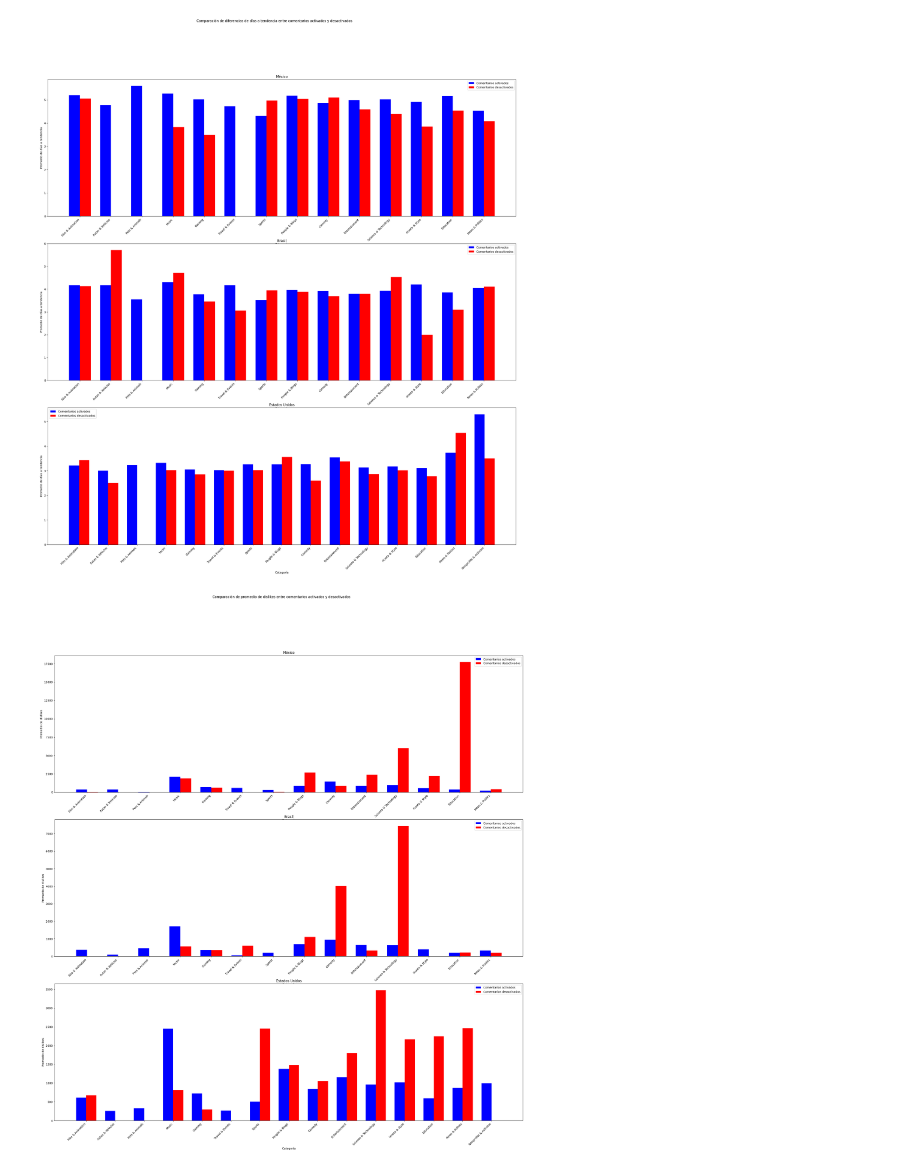
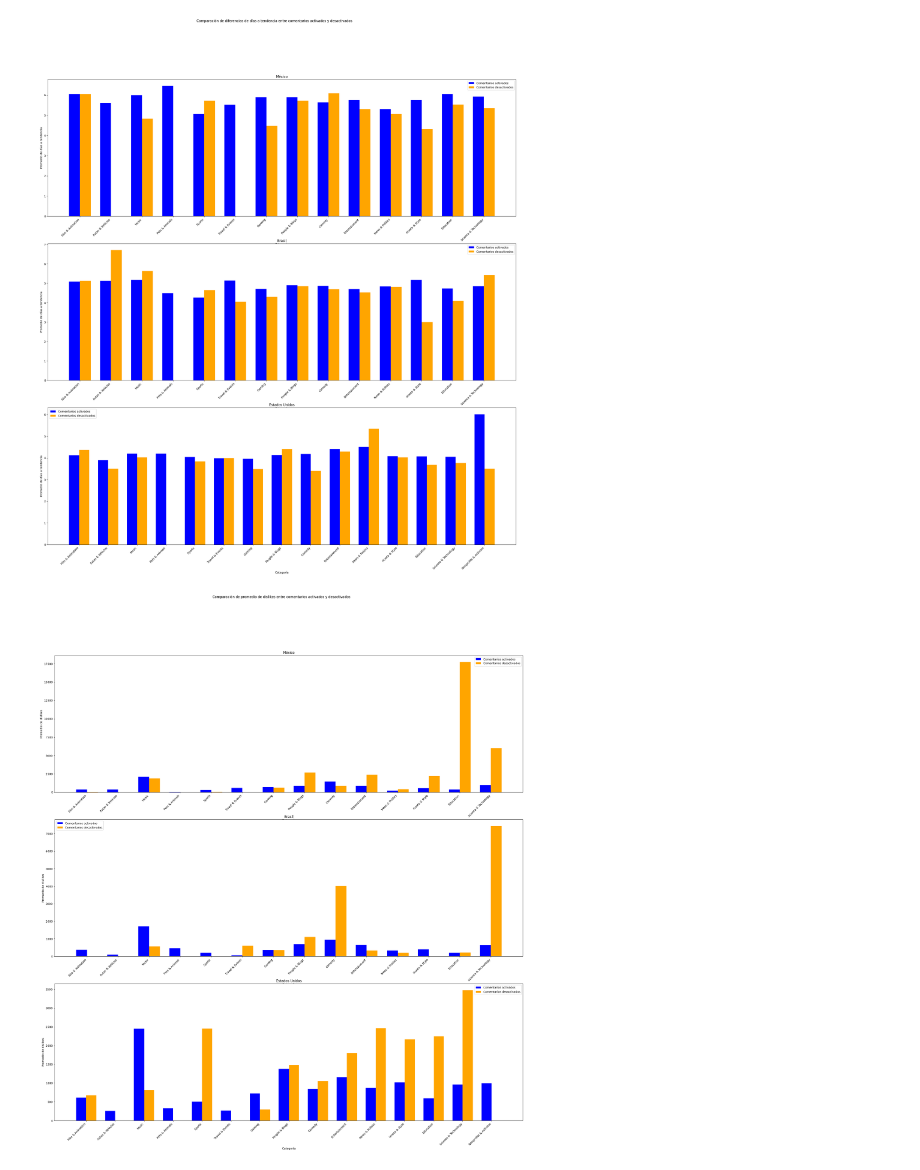
Before and after one commit to anna-ayn/BigDataEntregaSpark, a Jupyter notebook: Query1.ipynb, the cells around one changed output. Saved outputs shown, nothing was run; the diff lists cells and outputs as text; code cells hidden in the pictures.

```diff
--- a/Query1.ipynb
+++ b/Query1.ipynb
@@ -128,0 +112,7 @@ data_set_categories_US.show(truncate=False, n=100)
+# %%
+# cargamos el dataset modificado de US
+data_set_US = spark.read.csv("hdfs://localhost:9000/user/hadoop/ana/datasets/US.csv", header=True)
+# contar el numero de registros
+print("Numero de registros en US: ", data_set_US.count())
+# Vemos el esquema del dataframe
+data_set_US.printSchema()
@@ -141,14 +149,14 @@ resultMX = data_set_with_diff_MX.groupBy("categoryId", "comments_disabled").agg(
     avg("likes").alias("promedio_likes"),
     avg("dislikes").alias("promedio_dislikes"),
     avg("comment_count").alias("promedio_comments")
-).orderBy("categoryId")
+)
 
 # Mostrar el resultado con el nombre de la categoría
 resultMX = resultMX.join(data_set_categories_MX, resultMX.categoryId == data_set_categories_MX.category_id).select(
     "categoryId", "category_name",
     "comments_disabled", "number_videos", "promedio_diff_dias_a_tendencia", "promedio_views",
     "promedio_likes", "promedio_dislikes", "promedio_comments"
-)
+).orderBy(col("categoryId").cast("int"), col("comments_disabled"))
 
 print("Resultado del dataset de México:\n")
 resultMX.show(truncate=False, n=100)
@@ -194,7 +202,7 @@ resultBR = resultBR.join(data_set_categories_BR, resultBR.categoryId == data_set
     "categoryId", "category_name",
     "comments_disabled", "number_videos", "promedio_diff_dias_a_tendencia", "promedio_views",
     "promedio_likes", "promedio_dislikes", "promedio_comments"
-)
+).orderBy(col("categoryId").cast("int"), col("comments_disabled"))
 
 print("Resultado del dataset de Brasil:\n")
 resultBR.show(truncate=False, n=100)
@@ -240,7 +248,7 @@ resultUS = resultUS.join(data_set_categories_US, resultUS.categoryId == data_set
     "categoryId", "category_name",
     "comments_disabled", "number_videos", "promedio_diff_dias_a_tendencia", "promedio_views",
     "promedio_likes", "promedio_dislikes", "promedio_comments"
-)
+).orderBy(col("categoryId").cast("int"), col("comments_disabled"))
 
 print("Resultado del dataset de Estados Unidos:\n")
 resultUS.show(truncate=False, n=100)
@@ -286,8 +283,8 @@ fig, axs = plt.subplots(3, 1, figsize=(30, 30))
 fig.suptitle("Comparación de diferencias de días a tendencia entre comentarios activados y desactivados")
 
 # MX
-resultMXCommentsEnabled = resultMXPandas[resultMXPandas["comments_disabled"] == False]
-resultMXCommentsDisabled = resultMXPandas[resultMXPandas["comments_disabled"] == True]
+resultMXCommentsEnabled = resultMXPandas[resultMXPandas["comments_disabled"] == "FALSE"]
+resultMXCommentsDisabled = resultMXPandas[resultMXPandas["comments_disabled"] == "TRUE"]
 
 categoriesMXAligned = resultMXPandas["category_name"].unique()
 resultMXCommentsEnabledAligned = resultMXCommentsEnabled.set_index("category_name").reindex(categoriesMXAligned).reset_index()
@@ -297,7 +294,7 @@ x = np.arange(len(categoriesMXAligned))
 width = 0.35
 
 axs[0].bar(x - width/2, resultMXCommentsEnabledAligned["promedio_diff_dias_a_tendencia"], width, color="blue", label="Comentarios activados")
-axs[0].bar(x + width/2, resultMXCommentsDisabledAligned["promedio_diff_dias_a_tendencia"], width, color="red", label="Comentarios desactivados")
+axs[0].bar(x + width/2, resultMXCommentsDisabledAligned["promedio_diff_dias_a_tendencia"], width, color="orange", label="Comentarios desactivados")
 axs[0].set_xticks(x)
 axs[0].set_xticklabels(categoriesMXAligned, rotation=45, ha="right")
 axs[0].set_title("México")
@@ -306,46 +303,46 @@ axs[0].set_xlabel("Categoría")
 axs[0].legend()
 
 # BR
-resultBRCommentsEnabled = resultBRPandas[resultBRPandas["comments_disabled"] == False]
-resultBRCommentsDisabled = resultBRPandas[resultBRPandas["comments_disabled"] == True]
+resultBRCommentsEnabled = resultBRPandas[resultBRPandas["comments_disabled"] == "FALSE"]
+resultBRCommentsDisabled = resultBRPandas[resultBRPandas["comments_disabled"] == "TRUE"]
 
 categoriesBRAligned = resultBRPandas["category_name"].unique()
 resultBRCommentsEnabledAligned = resultBRCommentsEnabled.set_index("category_name").reindex(categoriesBRAligned).reset_index()
 resultBRCommentsDisabledAligned = resultBRCommentsDisabled.set_index("category_name").reindex(categoriesBRAligned).reset_index()
 
 x = np.arange(len(categoriesBRAligned))
 
 axs[1].bar(x - width/2, resultBRCommentsEnabledAligned["promedio_diff_dias_a_tendencia"], width, color="blue", label="Comentarios activados")
-axs[1].bar(x + width/2, resultBRCommentsDisabledAligned["promedio_diff_dias_a_tendencia"], width, color="red", label="Comentarios desactivados")
+axs[1].bar(x + width/2, resultBRCommentsDisabledAligned["promedio_diff_dias_a_tendencia"], width, color="orange", label="Comentarios desactivados")
 axs[1].set_xticks(x)
 axs[1].set_xticklabels(categoriesBRAligned, rotation=45, ha="right")
 axs[1].set_title("Brasil")
 axs[1].set_ylabel("Promedio de días a tendencia")
 axs[1].set_xlabel("Categoría")
 axs[1].legend()
 
 # US
-resultUSCommentsEnabled = resultUSPandas[resultUSPandas["comments_disabled"] == False]
-resultUSCommentsDisabled = resultUSPandas[resultUSPandas["comments_disabled"] == True]
+resultUSCommentsEnabled = resultUSPandas[resultUSPandas["comments_disabled"] == "FALSE"]
+resultUSCommentsDisabled = resultUSPandas[resultUSPandas["comments_disabled"] == "TRUE"]
 
 categoriesUSAligned = resultUSPandas["category_name"].unique()
 resultUSCommentsEnabledAligned = resultUSCommentsEnabled.set_index("category_name").reindex(categoriesUSAligned).reset_index()
 resultUSCommentsDisabledAligned = resultUSCommentsDisabled.set_index("category_name").reindex(categoriesUSAligned).reset_index()
 
 x = np.arange(len(categoriesUSAligned))
 
 axs[2].bar(x - width/2, resultUSCommentsEnabledAligned["promedio_diff_dias_a_tendencia"], width, color="blue", label="Comentarios activados")
-axs[2].bar(x + width/2, resultUSCommentsDisabledAligned["promedio_diff_dias_a_tendencia"], width, color="red", label="Comentarios desactivados")
+axs[2].bar(x + width/2, resultUSCommentsDisabledAligned["promedio_diff_dias_a_tendencia"], width, color="orange", label="Comentarios desactivados")
 axs[2].set_xticks(x)
 axs[2].set_xticklabels(categoriesUSAligned, rotation=45, ha="right")
 axs[2].set_title("Estados Unidos")
 axs[2].set_ylabel("Promedio de días a tendencia")
 axs[2].set_xlabel("Categoría")
 axs[2].legend()
 
 plt.show()
 # %% [output]
-[figure, old version]
+[figure, new version]
 # %%
 # Comparación de promedio de dislikes entre comentarios activados y desactivados en MX, BR y US
 fig, axs = plt.subplots(3, 1, figsize=(30, 30))
@@ -354,7 +351,7 @@ fig.suptitle("Comparación de promedio de dislikes entre comentarios activados y
 # MX
 x = np.arange(len(categoriesMXAligned))
 axs[0].bar(x - width/2, resultMXCommentsEnabledAligned["promedio_dislikes"].fillna(0), width, color="blue", label="Comentarios activados")
-axs[0].bar(x + width/2, resultMXCommentsDisabledAligned["promedio_dislikes"].fillna(0), width, color="red", label="Comentarios desactivados")
+axs[0].bar(x + width/2, resultMXCommentsDisabledAligned["promedio_dislikes"].fillna(0), width, color="orange", label="Comentarios desactivados")
 axs[0].set_xticks(x)
 axs[0].set_xticklabels(categoriesMXAligned, rotation=45, ha="right")
 axs[0].set_title("México")
@@ -365,7 +362,7 @@ axs[0].legend()
 # BR
 x = np.arange(len(categoriesBRAligned))
 axs[1].bar(x - width/2, resultBRCommentsEnabledAligned["promedio_dislikes"].fillna(0), width, color="blue", label="Comentarios activados")
-axs[1].bar(x + width/2, resultBRCommentsDisabledAligned["promedio_dislikes"].fillna(0), width, color="red", label="Comentarios desactivados")
+axs[1].bar(x + width/2, resultBRCommentsDisabledAligned["promedio_dislikes"].fillna(0), width, color="orange", label="Comentarios desactivados")
 axs[1].set_xticks(x)
 axs[1].set_xticklabels(categoriesBRAligned, rotation=45, ha="right")
 axs[1].set_title("Brasil")
@@ -376,7 +373,7 @@ axs[1].legend()
 # US
 x = np.arange(len(categoriesUSAligned))
 axs[2].bar(x - width/2, resultUSCommentsEnabledAligned["promedio_dislikes"].fillna(0), width, color="blue", label="Comentarios activados")
-axs[2].bar(x + width/2, resultUSCommentsDisabledAligned["promedio_dislikes"].fillna(0), width, color="red", label="Comentarios desactivados")
+axs[2].bar(x + width/2, resultUSCommentsDisabledAligned["promedio_dislikes"].fillna(0), width, color="orange", label="Comentarios desactivados")
 axs[2].set_xticks(x)
 axs[2].set_xticklabels(categoriesUSAligned, rotation=45, ha="right")
 axs[2].set_title("Estados Unidos")
@@ -386,7 +383,7 @@ axs[2].legend()
 
 plt.show()
 # %% [output]
-[figure, old version]
+[figure, new version]
 # %%
 # Comparación de promedio de likes entre comentarios activados y desactivados en MX, BR y US
 fig, axs = plt.subplots(3, 1, figsize=(30, 30))
```
Also changed, not shown: parts of 16 cells of this notebook.
